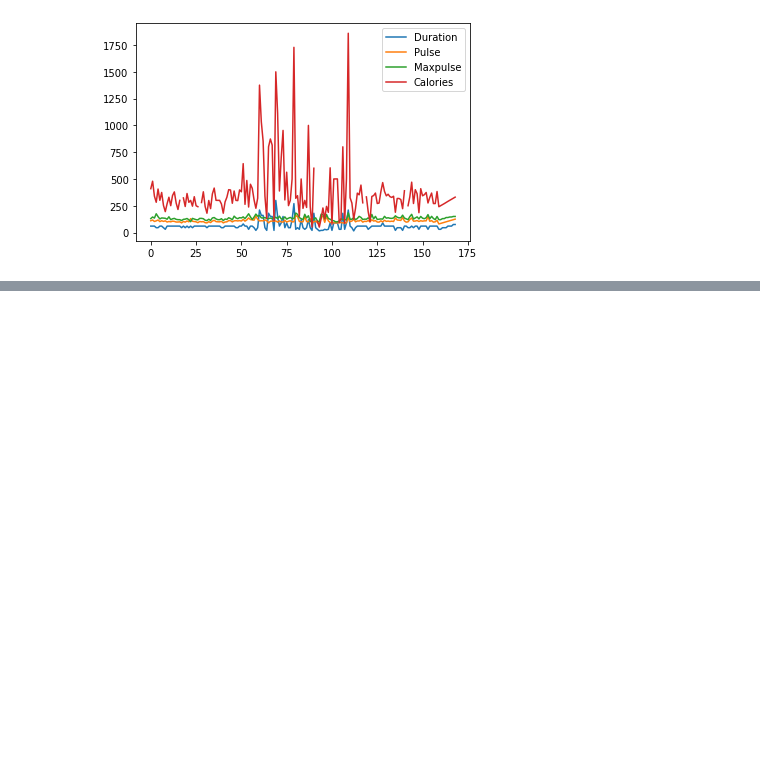
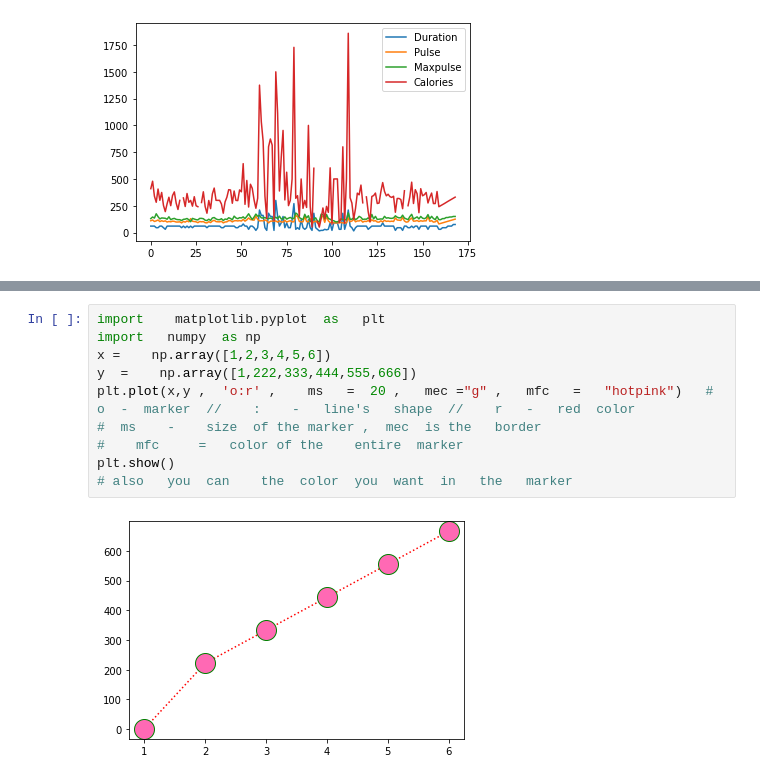
Before and after one commit to sashaTen/exploretary_data_analysis_in_marketing, a Jupyter notebook: Untitled0.ipynb, the cells around one changed output, grey strips where cells are left out. Cells and saved outputs as stored; diff of their text form; blank space fills up the shorter version.

```diff
--- a/Untitled0.ipynb
+++ b/Untitled0.ipynb
@@ -200,0 +242,12 @@ Int64Index([69], dtype='int64') ffffffffffffffffffffffffff
+# %%
+import    matplotlib.pyplot  as   plt
+import   numpy  as np
+x =    np.array([1,2,3,4,5,6])
+y  =    np.array([1,222,333,444,555,666])
+plt.plot(x,y ,  'o:r' ,    ms   =  20 ,   mec ="g" ,   mfc   =   "hotpink")   #     o  -  marker  //    :    -   line's   shape  //    r   -   red  color
+#  ms    -    size  of the marker ,  mec  is the   border
+#    mfc     =   color of the    entire  marker
+plt.show()
+# also   you  can    the  color  you  want  in   the   marker
+# %% [output]
+[figure, added]
```
Also changed, not shown: parts of 3 cells of this notebook.
